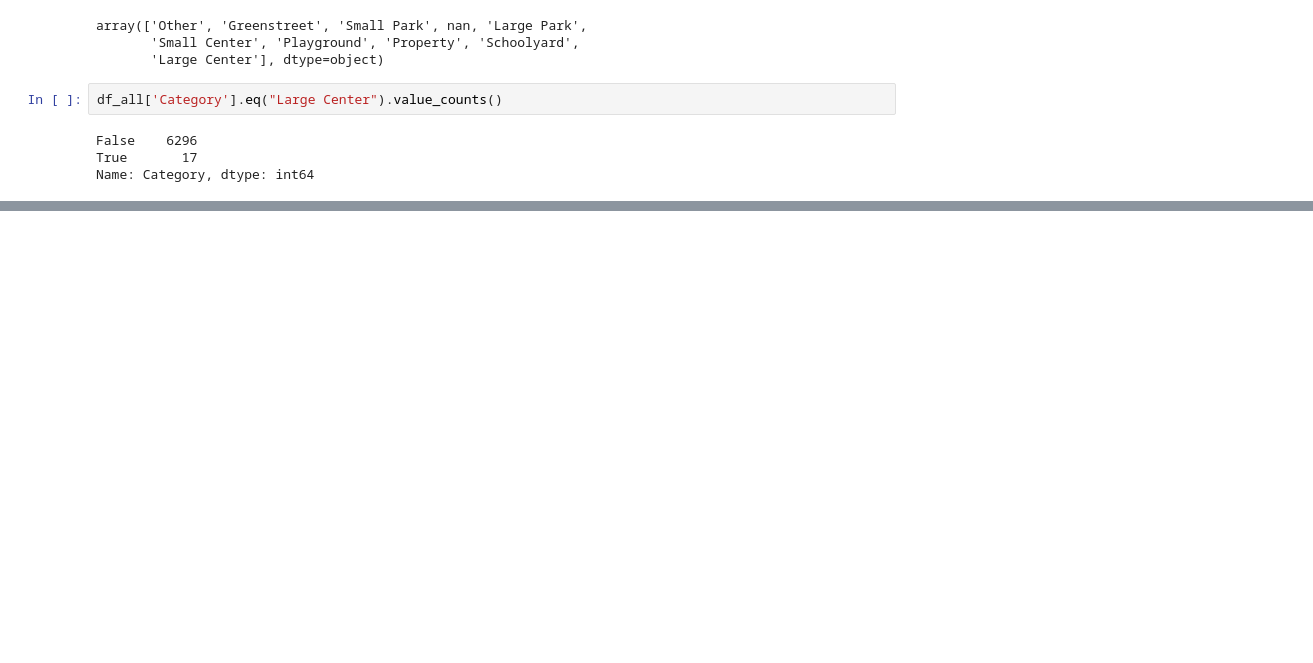
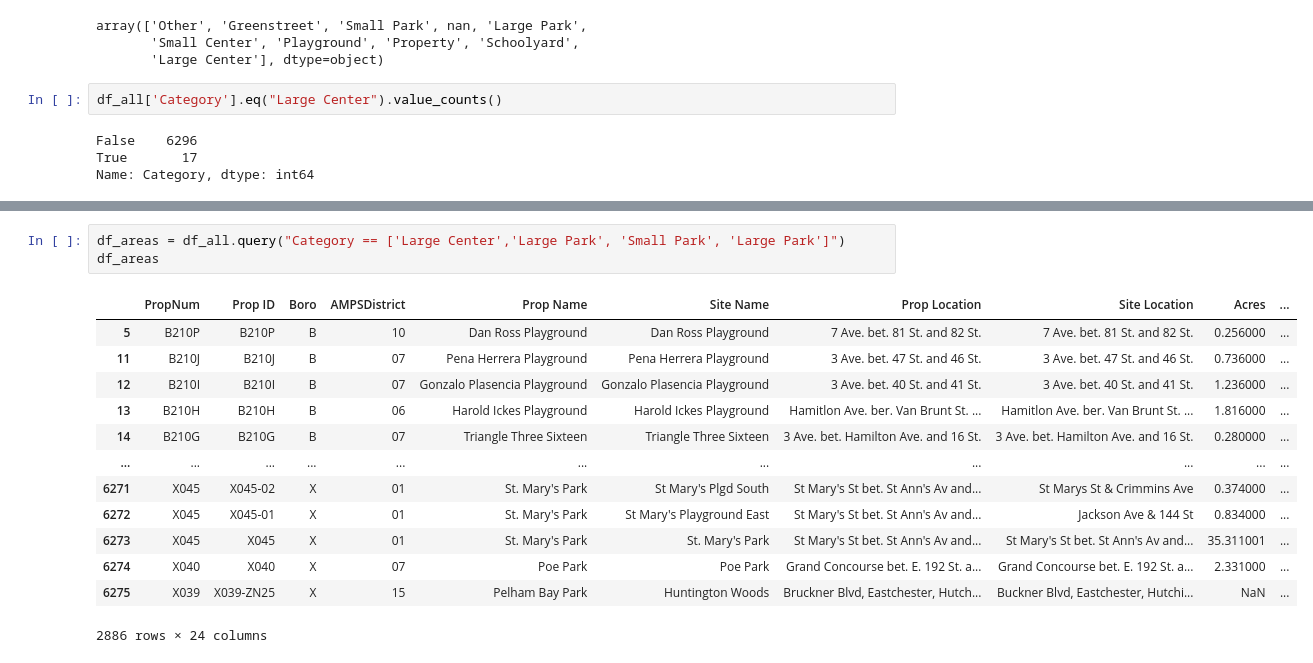
Before and after one commit to sajinashresthacoding/nyc-public-bathroom-grades, a Jupyter notebook: bathroom-grades-analysis.ipynb, the cells around one changed output, grey strips where cells are left out. Drawn from its saved outputs; the diff is of its cells as text; blank space fills up the shorter version.

```diff
--- a/bathroom-grades-analysis.ipynb
+++ b/bathroom-grades-analysis.ipynb
@@ -57 +70,18 @@ ValueError: No axis named Large Center for object type Series
+# %%
+df_areas = df_all.query("Category == ['Large Center','Large Park', 'Small Park', 'Large Park']")
+df_areas
+# %% [output]
+|  | PropNum | Prop ID | Boro | AMPSDistrict | Prop Name | Site Name | Prop Location | Site Location | Acres | ... |
+| 5 | B210P | B210P | B | 10 | Dan Ross Playground | Dan Ross Playground | 7 Ave. bet. 81 St. and 82 St. | 7 Ave. bet. 81 St. and 82 St. | 0.256000 | ... |
+| 11 | B210J | B210J | B | 07 | Pena Herrera Playground | Pena Herrera Playground | 3 Ave. bet. 47 St. and 46 St. | 3 Ave. bet. 47 St. and 46 St. | 0.736000 | ... |
+| 12 | B210I | B210I | B | 07 | Gonzalo Plasencia Playground | Gonzalo Plasencia Playground | 3 Ave. bet. 40 St. and 41 St. | 3 Ave. bet. 40 St. and 41 St. | 1.236000 | ... |
+| 13 | B210H | B210H | B | 06 | Harold Ickes Playground | Harold Ickes Playground | Hamitlon Ave. ber. Van Brunt St. ... | Hamitlon Ave. ber. Van Brunt St. ... | 1.816000 | ... |
+| 14 | B210G | B210G | B | 07 | Triangle Three Sixteen | Triangle Three Sixteen | 3 Ave. bet. Hamilton Ave. and 16 St. | 3 Ave. bet. Hamilton Ave. and 16 St. | 0.280000 | ... |
+| ... | ... | ... | ... | ... | ... | ... | ... | ... | ... | ... |
+| 6271 | X045 | X045-02 | X | 01 | St. Mary's Park | St Mary's Plgd South | St Mary's St bet. St Ann's Av and... | St Marys St & Crimmins Ave | 0.374000 | ... |
+| 6272 | X045 | X045-01 | X | 01 | St. Mary's Park | St Mary's Playground East | St Mary's St bet. St Ann's Av and... | Jackson Ave & 144 St | 0.834000 | ... |
+| 6273 | X045 | X045 | X | 01 | St. Mary's Park | St. Mary's Park | St Mary's St bet. St Ann's Av and... | St Mary's St bet. St Ann's Av and... | 35.311001 | ... |
+| 6274 | X040 | X040 | X | 07 | Poe Park | Poe Park | Grand Concourse bet. E. 192 St. a... | Grand Concourse bet. E. 192 St. a... | 2.331000 | ... |
+| 6275 | X039 | X039-ZN25 | X | 15 | Pelham Bay Park | Huntington Woods | Bruckner Blvd, Eastchester, Hutch... | Buckner Blvd, Eastchester, Hutchi... | NaN | ... |
+2886 rows × 24 columns
 # %%
```
Also changed, not shown: parts of 11 cells of this notebook.
